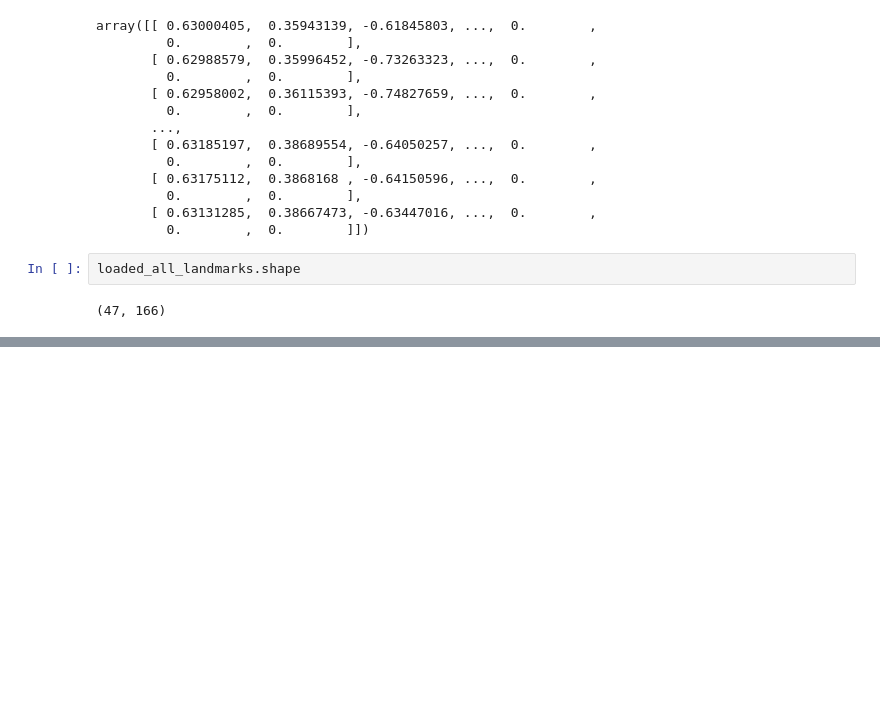
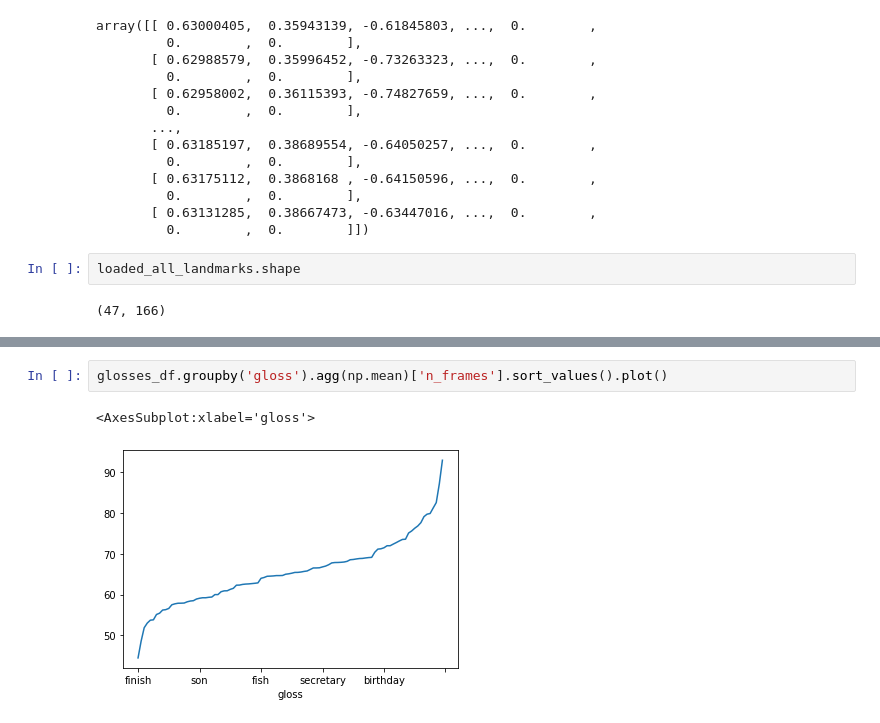
Before and after one commit to c-saade/hand_gesture_recognition, a Jupyter notebook: draft.ipynb, the cells around one changed output, grey strips where cells are left out. Cells and saved outputs as stored; diff of their text form; blank space fills up the shorter version.

```diff
--- a/draft.ipynb
+++ b/draft.ipynb
@@ -288,0 +355,5 @@ loaded_all_landmarks.shape
+# %%
+glosses_df.groupby('gloss').agg(np.mean)['n_frames'].sort_values().plot()
+# %% [output]
+<AxesSubplot:xlabel='gloss'>
+[figure, added]
```
Also changed, not shown: parts of 24 cells of this notebook.
